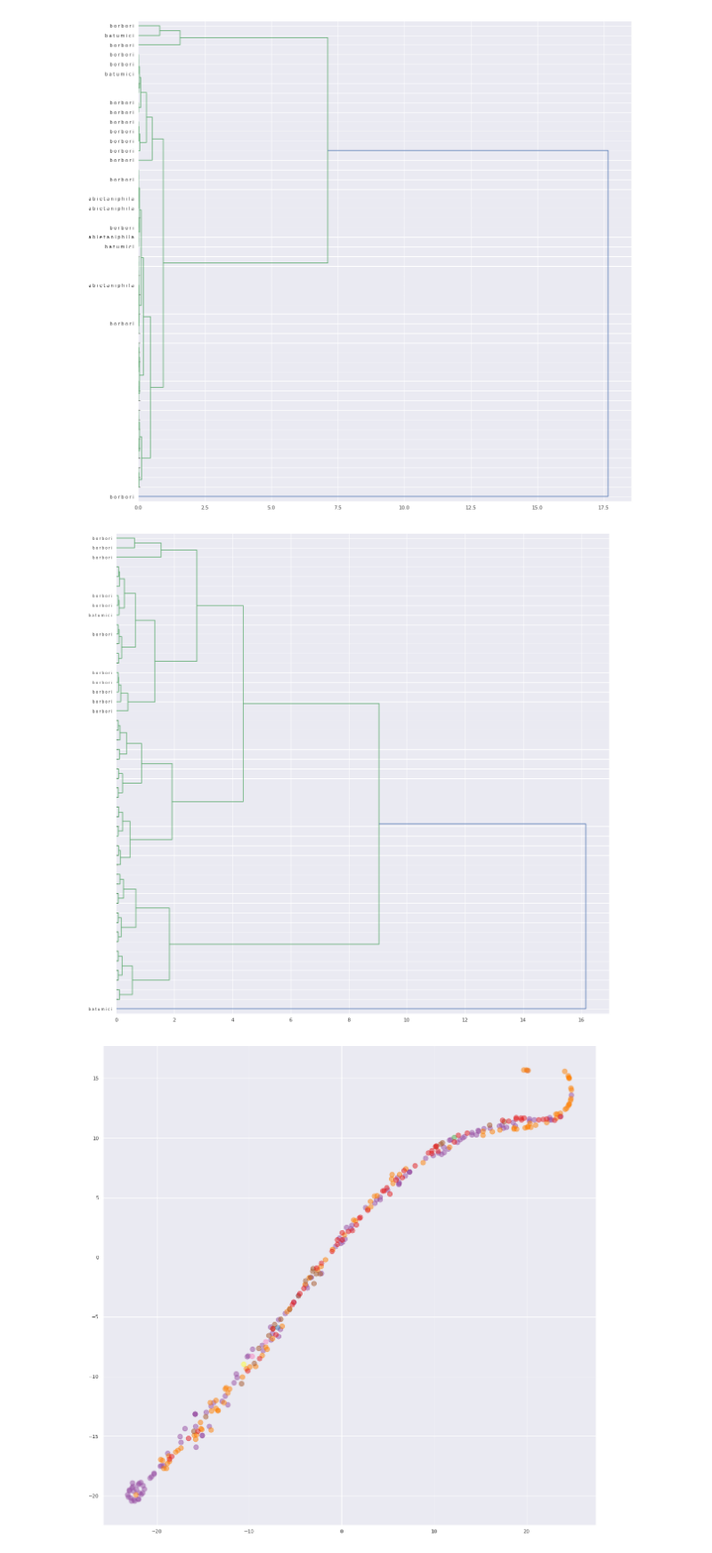
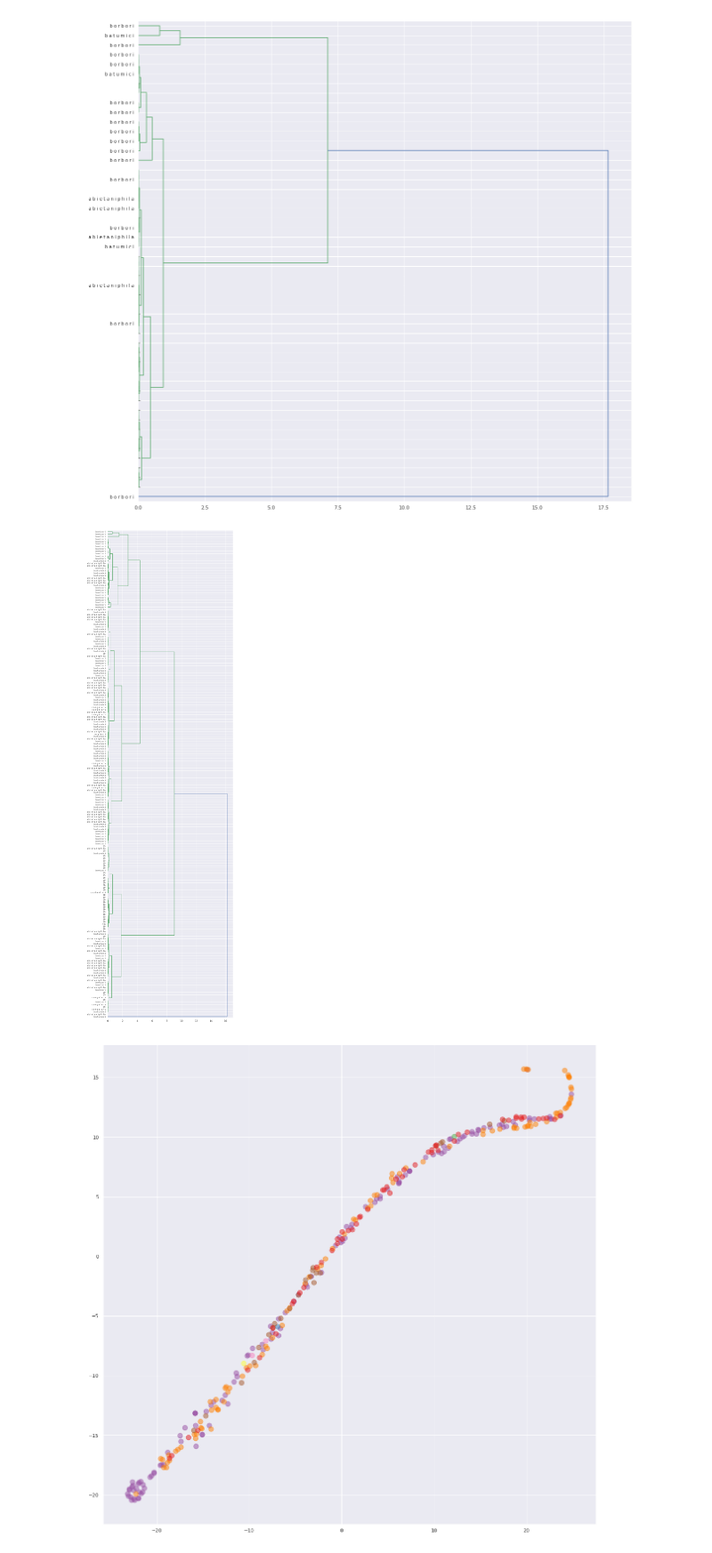
Before and after one commit to sergeman/fastai-genomic, a Jupyter notebook: ipynb/Pseudomonas.ipynb, the cells around one changed output. Shown at 89% size. Saved outputs shown, nothing was run; the diff lists cells and outputs as text; code cells hidden in the pictures.

```diff
--- a/ipynb/Pseudomonas.ipynb
+++ b/ipynb/Pseudomonas.ipynb
@@ -94,21 +94,21 @@ plt.show()
 # %%
 pca = PCA(n_components=10)
 pc = pca.fit_transform(X)
 
 
-plt.figure(figsize=(20, 20))
+plt.figure(figsize=(10, 40))
 htree = dendrogram(linkage(log_scale(pc), method='ward'),
             orientation='right',
-            p=50,
+            p=200,
             truncate_mode='lastp',
             leaf_font_size = 8,
             labels=labelList,
             distance_sort='descending',
             show_contracted=True,
-            show_leaf_counts=False)
+            show_leaf_counts=True)
 plt.show()
 # %% [output]
-[figure, old version]
+[figure, new version]
 # %%
 tsne = manifold.TSNE(n_components=2, init='pca', random_state=0)
 X_tsne = tsne.fit_transform(log_scale(X))
```
Also changed, not shown: 3 other files.
